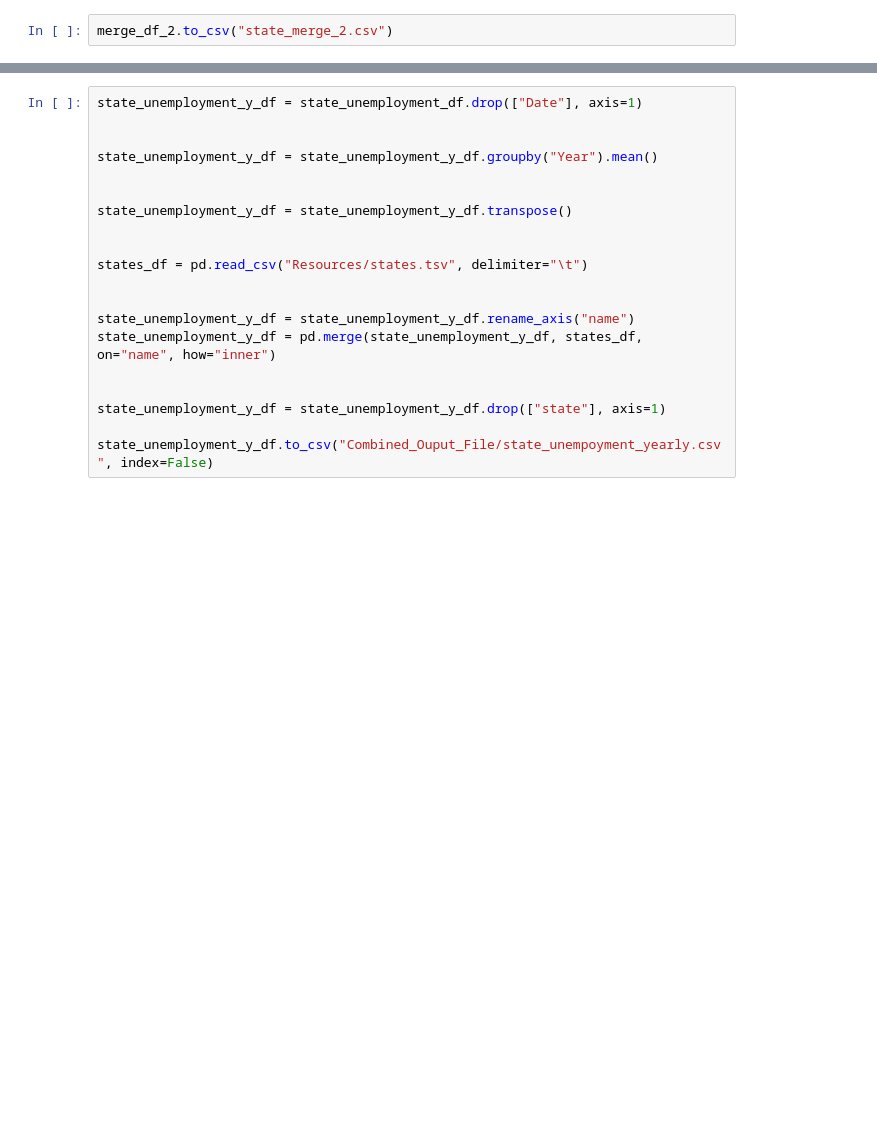
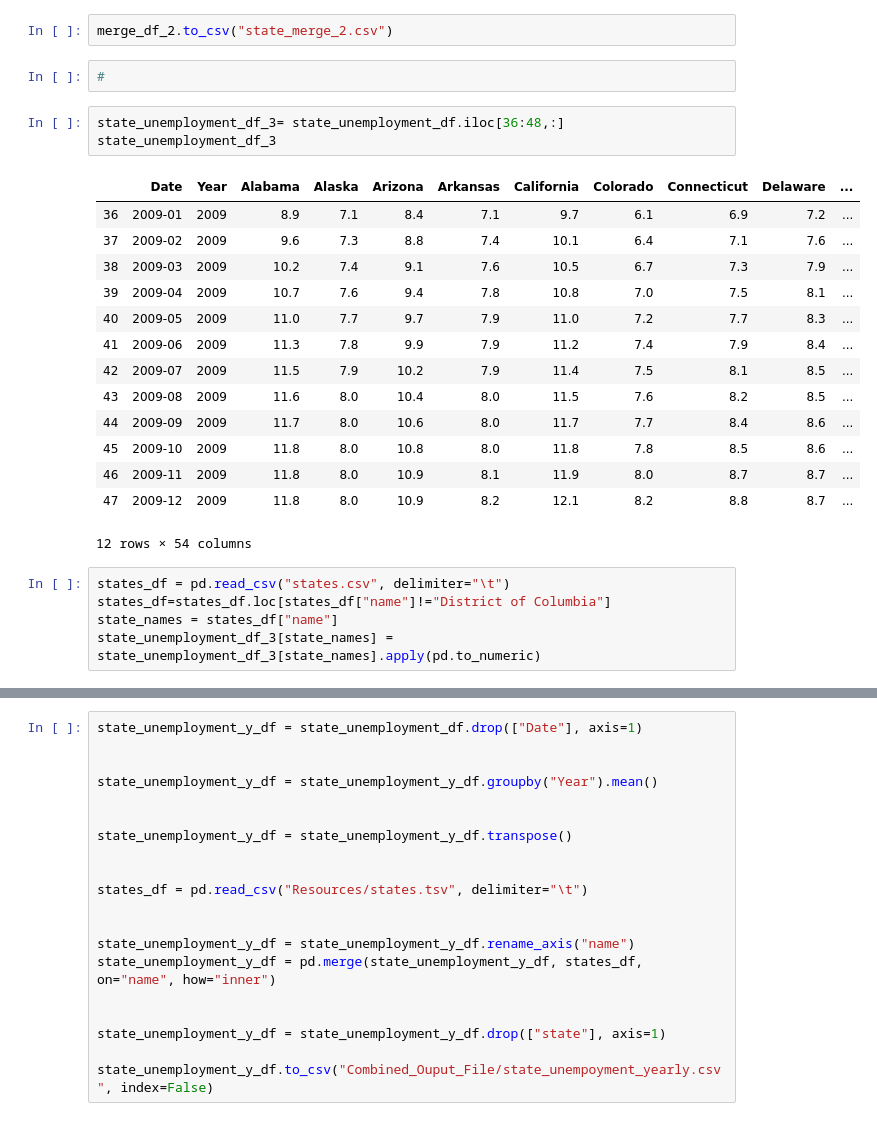
Before and after one commit to jasmine73317/Project-1_Unemployment_data, a Jupyter notebook: Data_Cleaning_for_Master.ipynb, the cells around one changed output, grey strips where cells are left out. Drawn from its saved outputs; the diff is of its cells as text; blank space fills up the shorter version.

```diff
--- a/Data_Cleaning_for_Master.ipynb
+++ b/Data_Cleaning_for_Master.ipynb
@@ -542,2 +782,27 @@ merge_df_2.head(10)
 # %%
 merge_df_2.to_csv("state_merge_2.csv")
+# %%
+#
+# %%
+state_unemployment_df_3= state_unemployment_df.iloc[36:48,:]
+state_unemployment_df_3
+# %% [output]
+|  | Date | Year | Alabama | Alaska | Arizona | Arkansas | California | Colorado | Connecticut | Delaware | ... |
+| 36 | 2009-01 | 2009 | 8.9 | 7.1 | 8.4 | 7.1 | 9.7 | 6.1 | 6.9 | 7.2 | ... |
+| 37 | 2009-02 | 2009 | 9.6 | 7.3 | 8.8 | 7.4 | 10.1 | 6.4 | 7.1 | 7.6 | ... |
+| 38 | 2009-03 | 2009 | 10.2 | 7.4 | 9.1 | 7.6 | 10.5 | 6.7 | 7.3 | 7.9 | ... |
+| 39 | 2009-04 | 2009 | 10.7 | 7.6 | 9.4 | 7.8 | 10.8 | 7.0 | 7.5 | 8.1 | ... |
+| 40 | 2009-05 | 2009 | 11.0 | 7.7 | 9.7 | 7.9 | 11.0 | 7.2 | 7.7 | 8.3 | ... |
+| 41 | 2009-06 | 2009 | 11.3 | 7.8 | 9.9 | 7.9 | 11.2 | 7.4 | 7.9 | 8.4 | ... |
+| 42 | 2009-07 | 2009 | 11.5 | 7.9 | 10.2 | 7.9 | 11.4 | 7.5 | 8.1 | 8.5 | ... |
+| 43 | 2009-08 | 2009 | 11.6 | 8.0 | 10.4 | 8.0 | 11.5 | 7.6 | 8.2 | 8.5 | ... |
+| 44 | 2009-09 | 2009 | 11.7 | 8.0 | 10.6 | 8.0 | 11.7 | 7.7 | 8.4 | 8.6 | ... |
+| 45 | 2009-10 | 2009 | 11.8 | 8.0 | 10.8 | 8.0 | 11.8 | 7.8 | 8.5 | 8.6 | ... |
+| 46 | 2009-11 | 2009 | 11.8 | 8.0 | 10.9 | 8.1 | 11.9 | 8.0 | 8.7 | 8.7 | ... |
+| 47 | 2009-12 | 2009 | 11.8 | 8.0 | 10.9 | 8.2 | 12.1 | 8.2 | 8.8 | 8.7 | ... |
+12 rows × 54 columns
+# %%
+states_df = pd.read_csv("states.csv", delimiter="\t")
+states_df=states_df.loc[states_df["name"]!="District of Columbia"]
+state_names = states_df["name"]
+state_unemployment_df_3[state_names] = state_unemployment_df_3[state_names].apply(pd.to_numeric)
```
Also changed, not shown: parts of 30 cells of this notebook, 3 other files.
